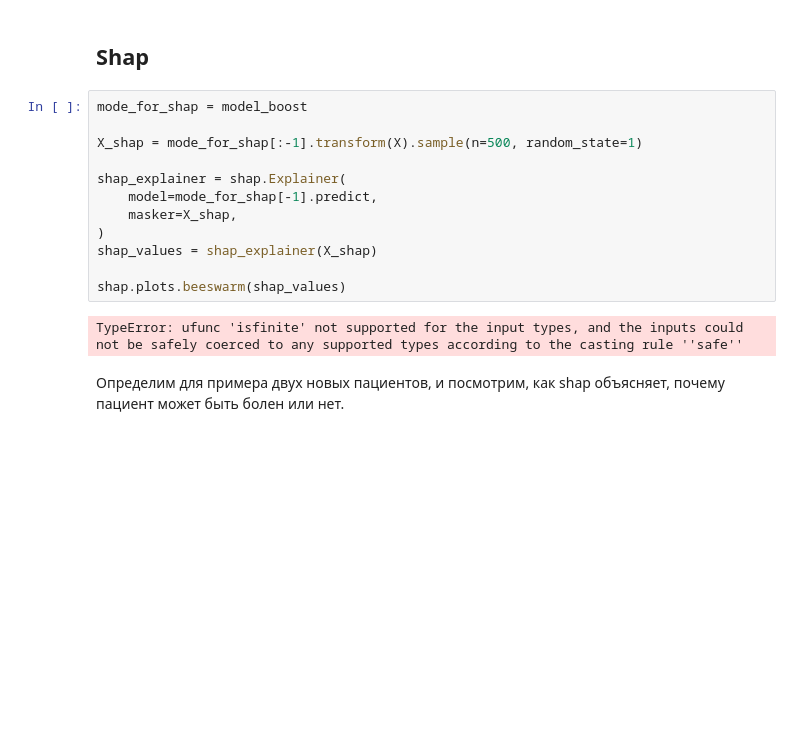
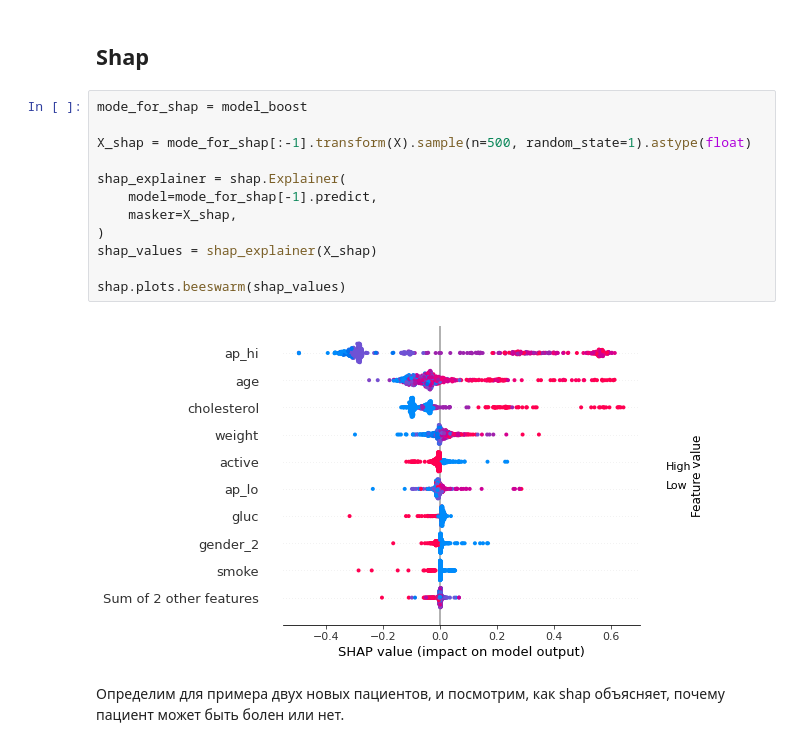
Before and after one commit to Konstantin-Dudersky/praktikum_dsplus_master, a Jupyter notebook: notebooks/notebook.ipynb, the cells around one changed output. Drawn from its saved outputs; the diff is of its cells as text; blank space fills up the shorter version.

```diff
--- a/notebooks/notebook.ipynb
+++ b/notebooks/notebook.ipynb
@@ -803,17 +830,17 @@ display(
 # %%
 mode_for_shap = model_boost
 
-X_shap = mode_for_shap[:-1].transform(X).sample(n=500, random_state=1)
+X_shap = mode_for_shap[:-1].transform(X).sample(n=500, random_state=1).astype(float)
 
 shap_explainer = shap.Explainer(
     model=mode_for_shap[-1].predict,
     masker=X_shap,
 )
 shap_values = shap_explainer(X_shap)
 
 shap.plots.beeswarm(shap_values)
 # %% [output]
-TypeError: ufunc 'isfinite' not supported for the input types, and the inputs could not be safely coerced to any supported types according to the casting rule ''safe''
+[figure, added]
 # %% [markdown]
 Определим для примера двух новых пациентов, и посмотрим, как shap объясняет, почему пациент может быть болен или нет.
 # %%
```
Also changed, not shown: parts of 12 cells of this notebook, 1 other file.
